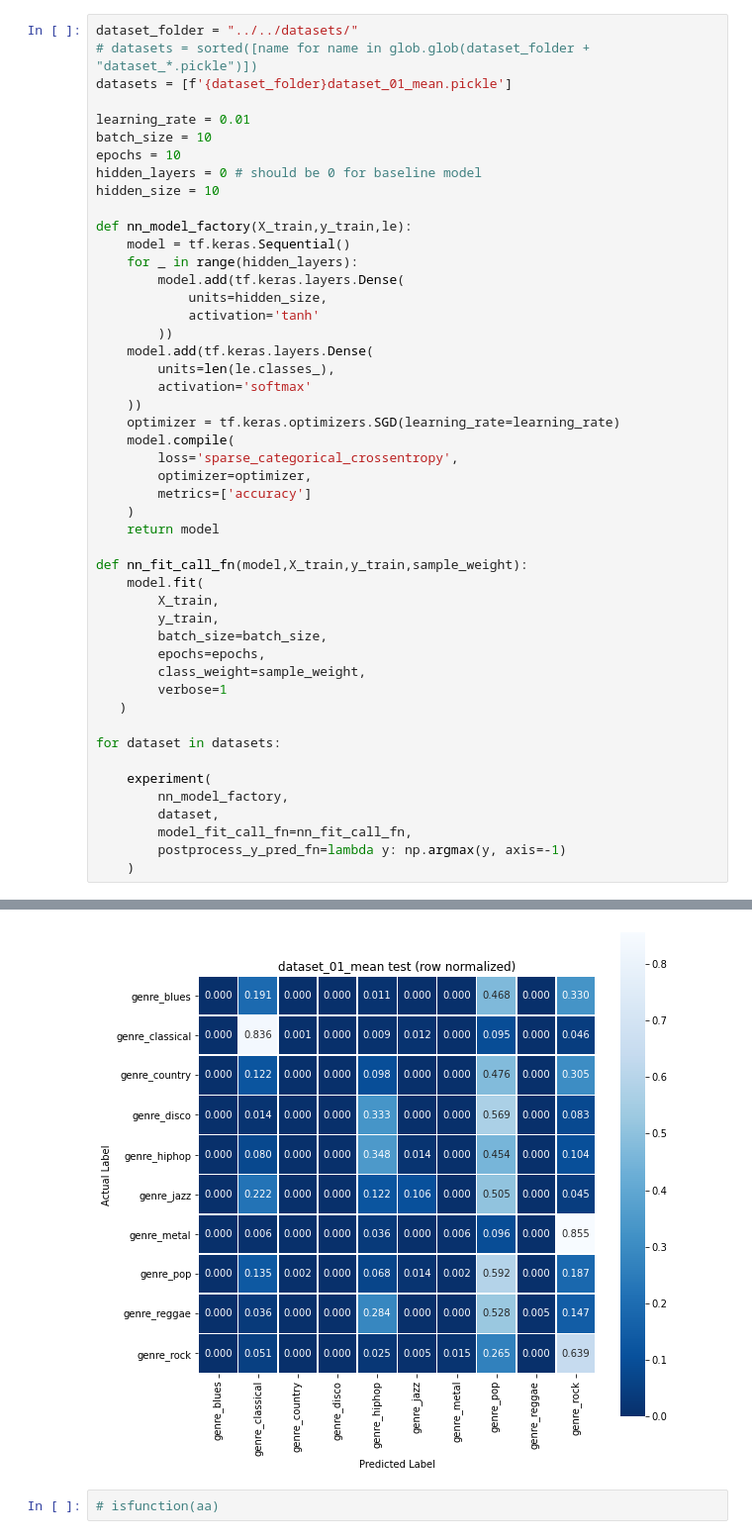
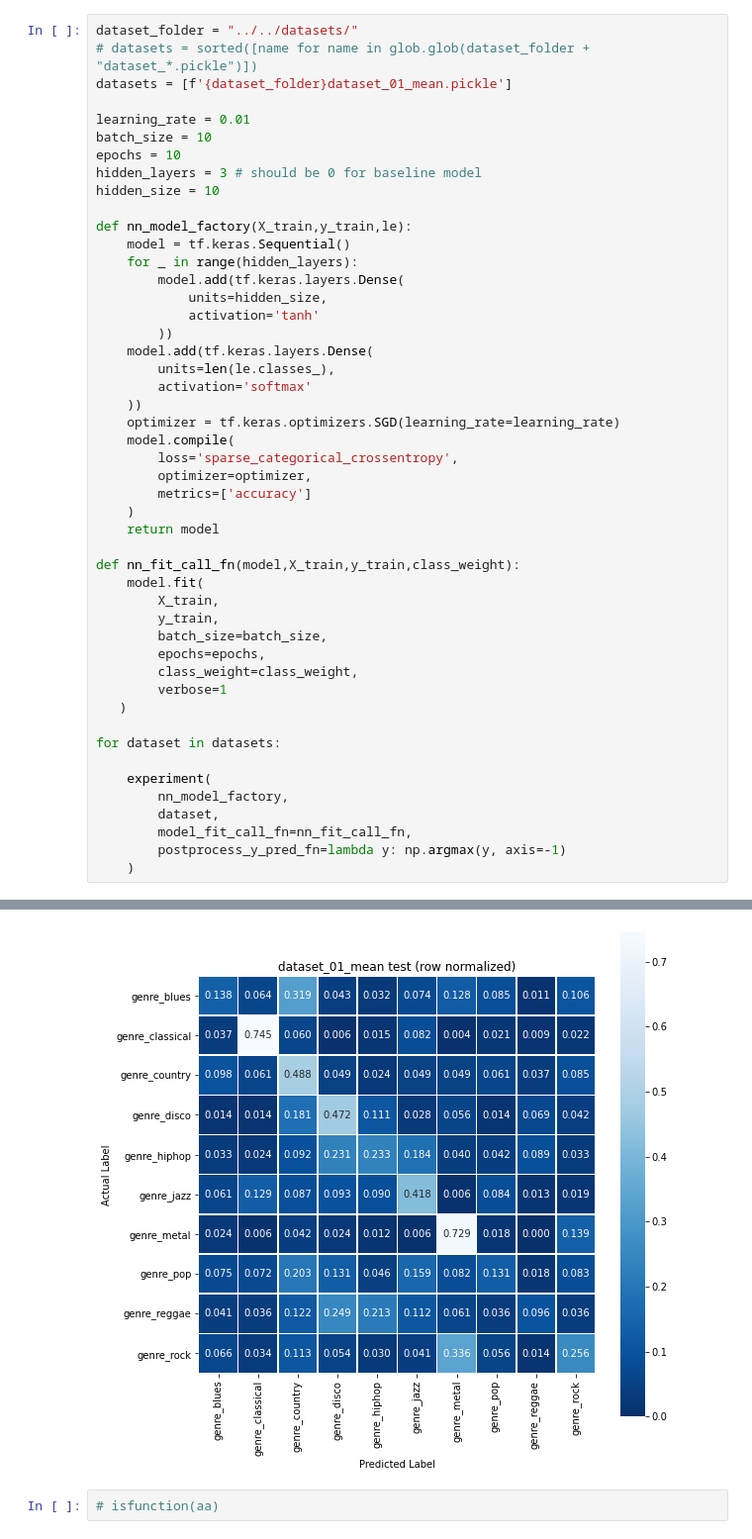
Before and after one commit to RERobbins/mids_w207_music_genre, a Jupyter notebook: member_workspaces/danny/neural_net.ipynb, the cells around one changed output, grey strips where cells are left out. Shown at 99% size. Cells and saved outputs as stored; diff of their text form.

Commit message:
fix bug in class_weights

```diff
--- a/member_workspaces/danny/neural_net.ipynb
+++ b/member_workspaces/danny/neural_net.ipynb
@@ -17,7 +18,7 @@ datasets = [f'{dataset_folder}dataset_01_mean.pickle']
 learning_rate = 0.01
 batch_size = 10
 epochs = 10
-hidden_layers = 0 # should be 0 for baseline model
+hidden_layers = 3 # should be 0 for baseline model
 hidden_size = 10
 
 def nn_model_factory(X_train,y_train,le):
@@ -39,13 +40,13 @@ def nn_model_factory(X_train,y_train,le):
     )
     return model
 
-def nn_fit_call_fn(model,X_train,y_train,sample_weight):
+def nn_fit_call_fn(model,X_train,y_train,class_weight):
     model.fit(
         X_train,
         y_train,
         batch_size=batch_size,
         epochs=epochs,
-        class_weight=sample_weight,
+        class_weight=class_weight,
         verbose=1
    )
 
@@ -95,3 +79,3 @@ Training accuracy: train_accuracy = nan
-[figure, old version]
+[figure, new version]
 # %%
 # isfunction(aa)
```
Also changed, not shown: parts of 2 cells of this notebook, 1 other file.
